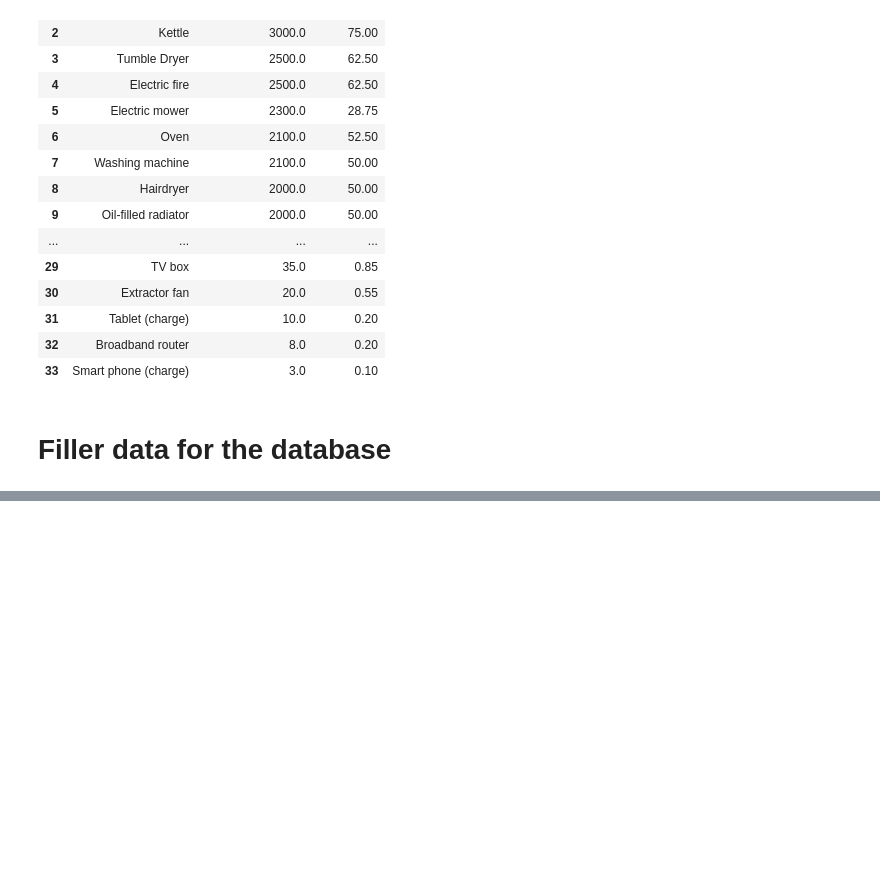
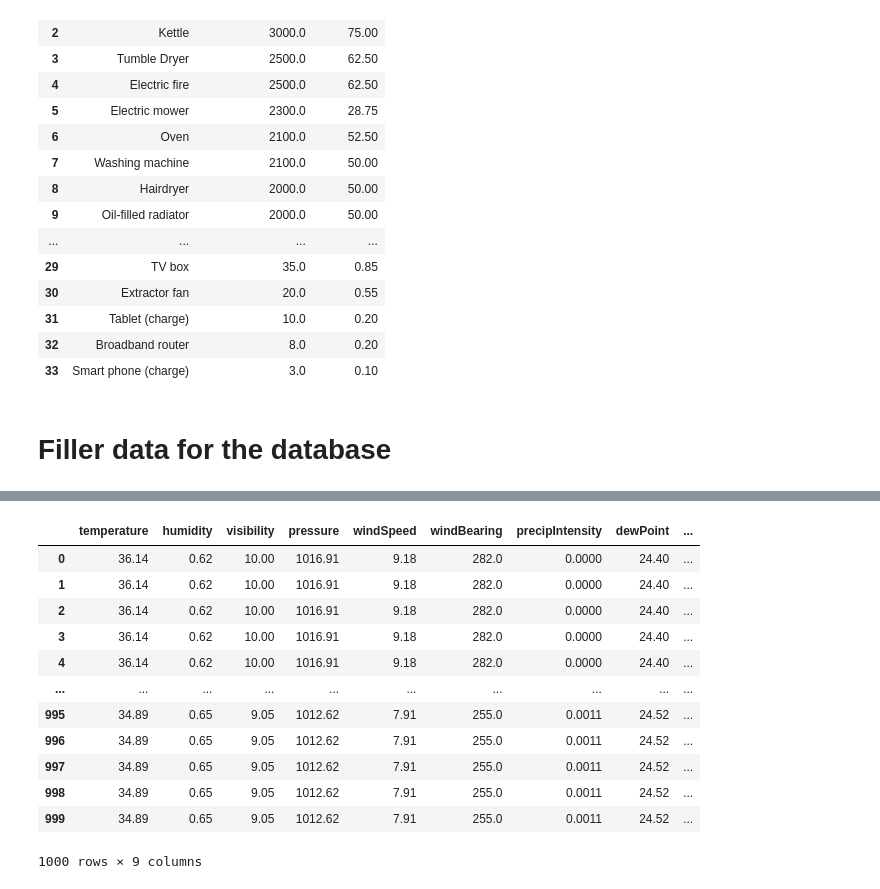
Before and after one commit to MihaiNastase/MongoDB-IoT-Application, a Jupyter notebook: Data Setup/Data Preparation.ipynb, the cells around one changed output, grey strips where cells are left out. Saved outputs shown, nothing was run; the diff lists cells and outputs as text; code cells hidden in the pictures; blank space fills up the shorter version.

```diff
--- a/Data Setup/Data Preparation.ipynb
+++ b/Data Setup/Data Preparation.ipynb
@@ -102 +103,20 @@ precipProbability      float64
 dtype: object
+# %%
+Sensors_read = Home_Readings.iloc[:,16:].copy()
+Appliances_cons = Home_Readings.iloc[:,3:16].copy()
+# %%
+Sensors_read
+# %% [output]
+|  | temperature | humidity | visibility | pressure | windSpeed | windBearing | precipIntensity | dewPoint | ... |
+| 0 | 36.14 | 0.62 | 10.00 | 1016.91 | 9.18 | 282.0 | 0.0000 | 24.40 | ... |
+| 1 | 36.14 | 0.62 | 10.00 | 1016.91 | 9.18 | 282.0 | 0.0000 | 24.40 | ... |
+| 2 | 36.14 | 0.62 | 10.00 | 1016.91 | 9.18 | 282.0 | 0.0000 | 24.40 | ... |
+| 3 | 36.14 | 0.62 | 10.00 | 1016.91 | 9.18 | 282.0 | 0.0000 | 24.40 | ... |
+| 4 | 36.14 | 0.62 | 10.00 | 1016.91 | 9.18 | 282.0 | 0.0000 | 24.40 | ... |
+| ... | ... | ... | ... | ... | ... | ... | ... | ... | ... |
+| 995 | 34.89 | 0.65 | 9.05 | 1012.62 | 7.91 | 255.0 | 0.0011 | 24.52 | ... |
+| 996 | 34.89 | 0.65 | 9.05 | 1012.62 | 7.91 | 255.0 | 0.0011 | 24.52 | ... |
+| 997 | 34.89 | 0.65 | 9.05 | 1012.62 | 7.91 | 255.0 | 0.0011 | 24.52 | ... |
+| 998 | 34.89 | 0.65 | 9.05 | 1012.62 | 7.91 | 255.0 | 0.0011 | 24.52 | ... |
+| 999 | 34.89 | 0.65 | 9.05 | 1012.62 | 7.91 | 255.0 | 0.0011 | 24.52 | ... |
+1000 rows × 9 columns
```
Also changed, not shown: parts of 7 cells of this notebook, 7 other files.
